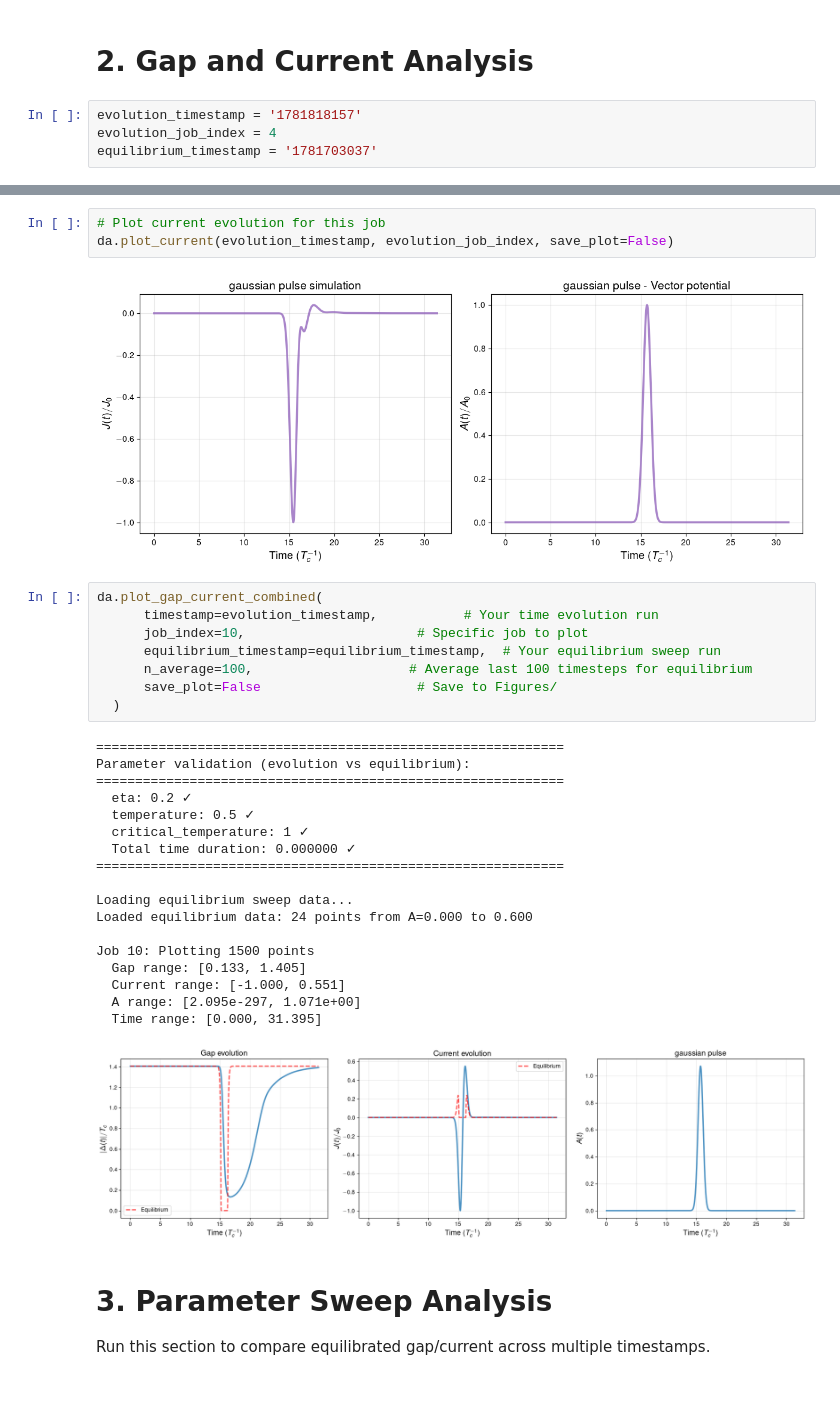
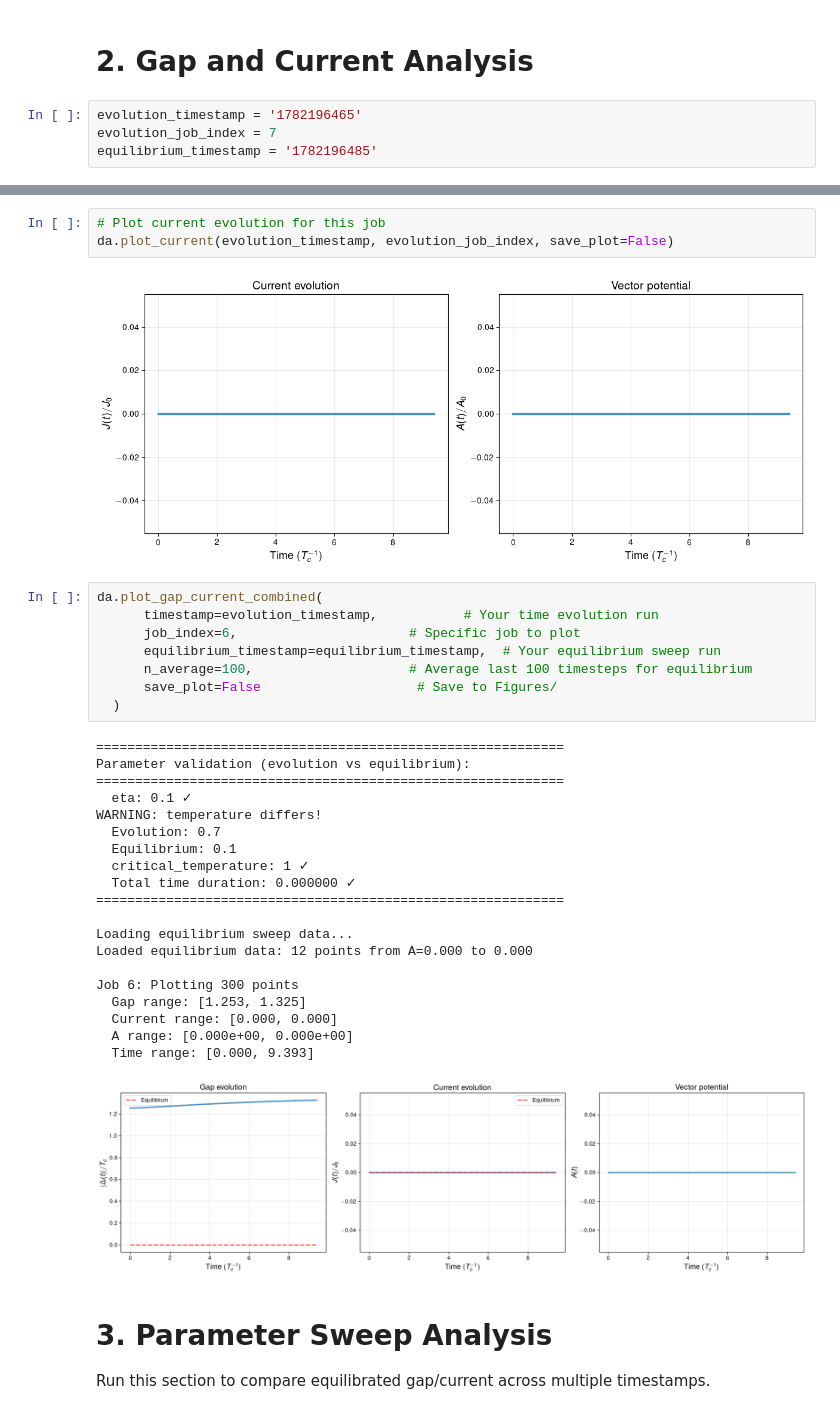
Before and after one commit to j-curtis/psBQP, a Jupyter notebook: Analyze_solutions.ipynb, the cells around one changed output, grey strips where cells are left out. Cells and saved outputs as stored; diff of their text form.

```diff
--- a/Analyze_solutions.ipynb
+++ b/Analyze_solutions.ipynb
@@ -354,9 +393,9 @@ Time-Translation Invariance Results:
 # %% [markdown]
 # 2. Gap and Current Analysis
 # %%
-evolution_timestamp = '1781818157'
-evolution_job_index = 4
-equilibrium_timestamp = '1781703037'
+evolution_timestamp = '1782196465'
+evolution_job_index = 7
+equilibrium_timestamp = '1782196485'
 # %%
 # Plot gap evolution for this job
 da.plot_gap(evolution_timestamp, evolution_job_index, save_plot=False)
@@ -366,34 +405,36 @@ da.plot_gap(evolution_timestamp, evolution_job_index, save_plot=False)
 # Plot current evolution for this job
 da.plot_current(evolution_timestamp, evolution_job_index, save_plot=False)
 # %% [output]
-[figure, old version]
+[figure, new version]
 # %%
 da.plot_gap_current_combined(
       timestamp=evolution_timestamp,           # Your time evolution run
-      job_index=10,                      # Specific job to plot
+      job_index=6,                      # Specific job to plot
       equilibrium_timestamp=equilibrium_timestamp,  # Your equilibrium sweep run
       n_average=100,                    # Average last 100 timesteps for equilibrium
       save_plot=False                    # Save to Figures/
   )
 # %% [output]
 ============================================================
 Parameter validation (evolution vs equilibrium):
 ============================================================
-  eta: 0.2 ✓
-  temperature: 0.5 ✓
+  eta: 0.1 ✓
+WARNING: temperature differs!
+  Evolution: 0.7
+  Equilibrium: 0.1
   critical_temperature: 1 ✓
   Total time duration: 0.000000 ✓
 ============================================================
 
 Loading equilibrium sweep data...
-Loaded equilibrium data: 24 points from A=0.000 to 0.600
+Loaded equilibrium data: 12 points from A=0.000 to 0.000
 
-Job 10: Plotting 1500 points
-  Gap range: [0.133, 1.405]
-  Current range: [-1.000, 0.551]
-  A range: [2.095e-297, 1.071e+00]
-  Time range: [0.000, 31.395]
+Job 6: Plotting 300 points
+  Gap range: [1.253, 1.325]
+  Current range: [0.000, 0.000]
+  A range: [0.000e+00, 0.000e+00]
+  Time range: [0.000, 9.393]
-[figure, old version]
+[figure, new version]
 # %% [markdown]
 # 3. Parameter Sweep Analysis
 
```
Also changed, not shown: parts of 17 cells of this notebook, 16 other files.
